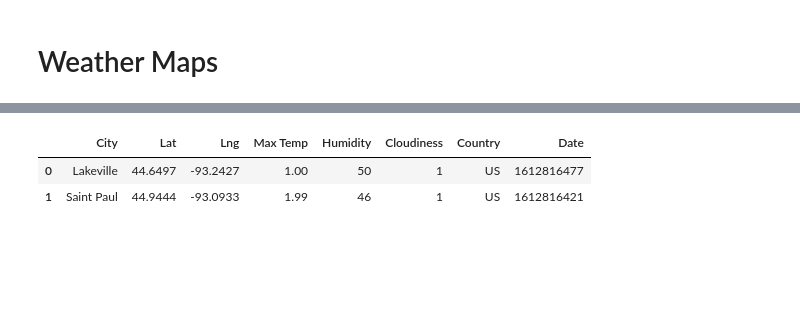
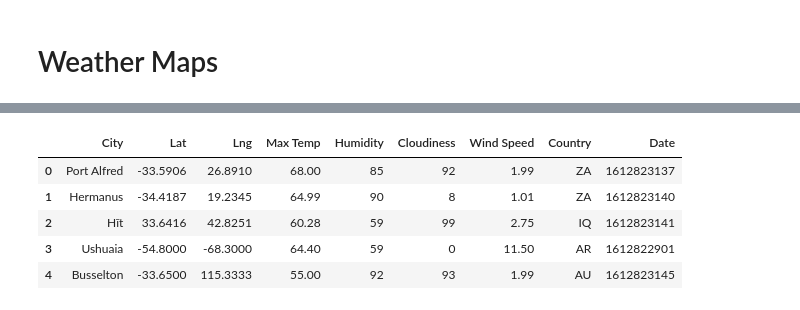
Before and after one commit to radioactivearm/python-api-challenge, a Jupyter notebook: WeatherPy/WeatherPy.ipynb, the cells around one changed output, grey strips where cells are left out. Saved outputs shown, nothing was run; the diff lists cells and outputs as text; code cells hidden in the pictures; blank space fills up the shorter version.

```diff
--- a/WeatherPy/WeatherPy.ipynb
+++ b/WeatherPy/WeatherPy.ipynb
@@ -25,25 +54,50 @@ lng = []
 max_temp = []
 humidity = []
 cloudiness = []
+wind_speed = []
 country = []
 date = []
+
+rec_num = 0
+set_num = 0
+
+print('Beginning Data Calls.')
+print('-----------------------')
 
 for city in towns:
 
     city_url = f"{base_url}q={city}&units={units}&appid={api_key}"
     response = requests.get(city_url)
     city_json = response.json()
+
+    # sleep for one second to avoid requesting more than 60 per min
     time.sleep(1)
+
     # i want city, lat, lng, max temp, humidity, cloudiness, windspeed, country, date
+    try:
+        cities.append(city_json['name'])
+        lat.append(city_json['coord']['lat'])
+        lng.append(city_json['coord']['lon'])
+        max_temp.append(city_json['main']['temp_max'])
+        humidity.append(city_json['main']['humidity'])
+        cloudiness.append(city_json['clouds']['all'])
+        wind_speed.append(city_json['wind']['speed'])
+        country.append(city_json['sys']['country'])
+        date.append(city_json['dt'])
 
-    cities.append(city_json['name'])
-    lat.append(city_json['coord']['lat'])
-    lng.append(city_json['coord']['lon'])
-    max_temp.append(city_json['main']['temp_max'])
-    humidity.append(city_json['main']['humidity'])
-    cloudiness.append(city_json['clouds']['all'])
-    country.append(city_json['sys']['country'])
-    date.append(city_json['dt'])
+        if rec_num < 49:
+            rec_num += 1
+        else:
+            rec_num = 0
+            set_num +=1
+
+        print(f'Processing Record {rec_num} of Set {set_num} | {city}')
+
+    except:
+        print('City not found Skipping.')
+
+
+
 
 weather_dict = {
     'City': cities,
@@ -52,6 +106,7 @@ weather_dict = {
     'Max Temp': max_temp,
     'Humidity': humidity,
     'Cloudiness': cloudiness,
+    'Wind Speed': wind_speed,
     'Country': country,
     'Date': date
 }
@@ -60,6 +133,9 @@ weather_df = pd.DataFrame(weather_dict)
 # %%
-weather_df
+weather_df.head()
 # %% [output]
-|  | City | Lat | Lng | Max Temp | Humidity | Cloudiness | Country | Date |
-| 0 | Lakeville | 44.6497 | -93.2427 | 1.00 | 50 | 1 | US | 1612816477 |
-| 1 | Saint Paul | 44.9444 | -93.0933 | 1.99 | 46 | 1 | US | 1612816421 |
+|  | City | Lat | Lng | Max Temp | Humidity | Cloudiness | Wind Speed | Country | Date |
+| 0 | Port Alfred | -33.5906 | 26.8910 | 68.00 | 85 | 92 | 1.99 | ZA | 1612823137 |
+| 1 | Hermanus | -34.4187 | 19.2345 | 64.99 | 90 | 8 | 1.01 | ZA | 1612823140 |
+| 2 | Hīt | 33.6416 | 42.8251 | 60.28 | 59 | 99 | 2.75 | IQ | 1612823141 |
+| 3 | Ushuaia | -54.8000 | -68.3000 | 64.40 | 59 | 0 | 11.50 | AR | 1612822901 |
+| 4 | Busselton | -33.6500 | 115.3333 | 55.00 | 92 | 93 | 1.99 | AU | 1612823145 |
```
Also changed, not shown: parts of 14 cells of this notebook.
